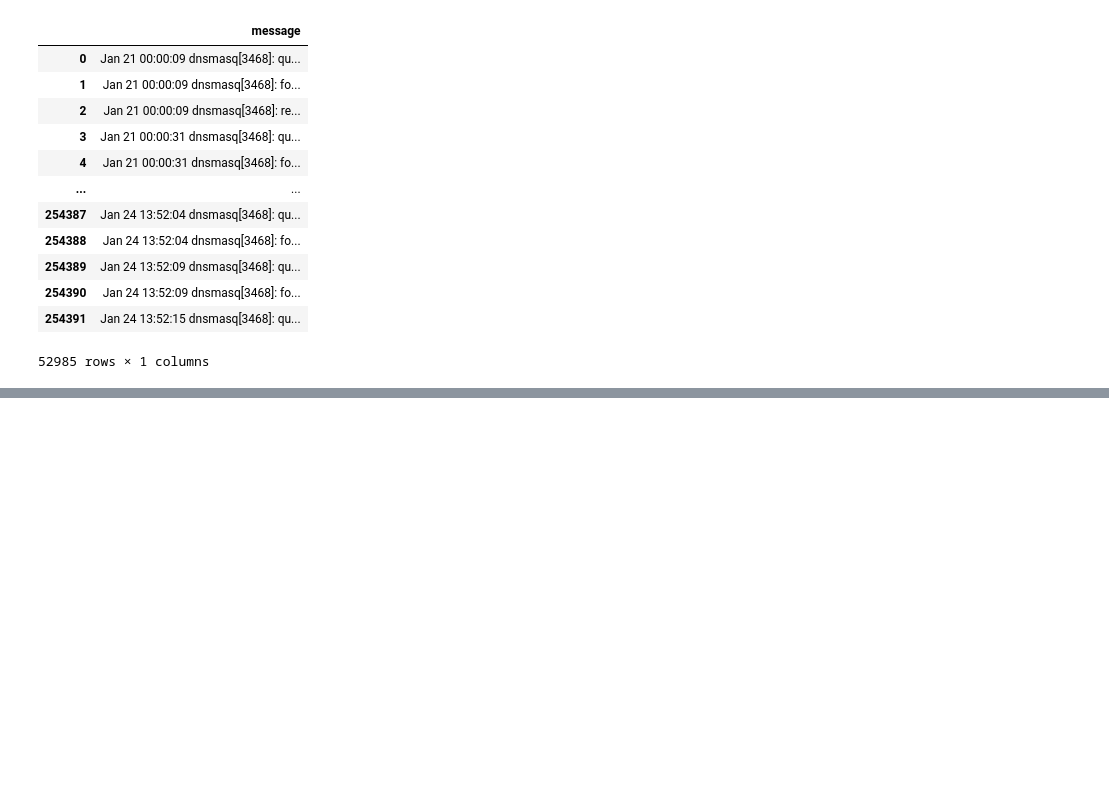
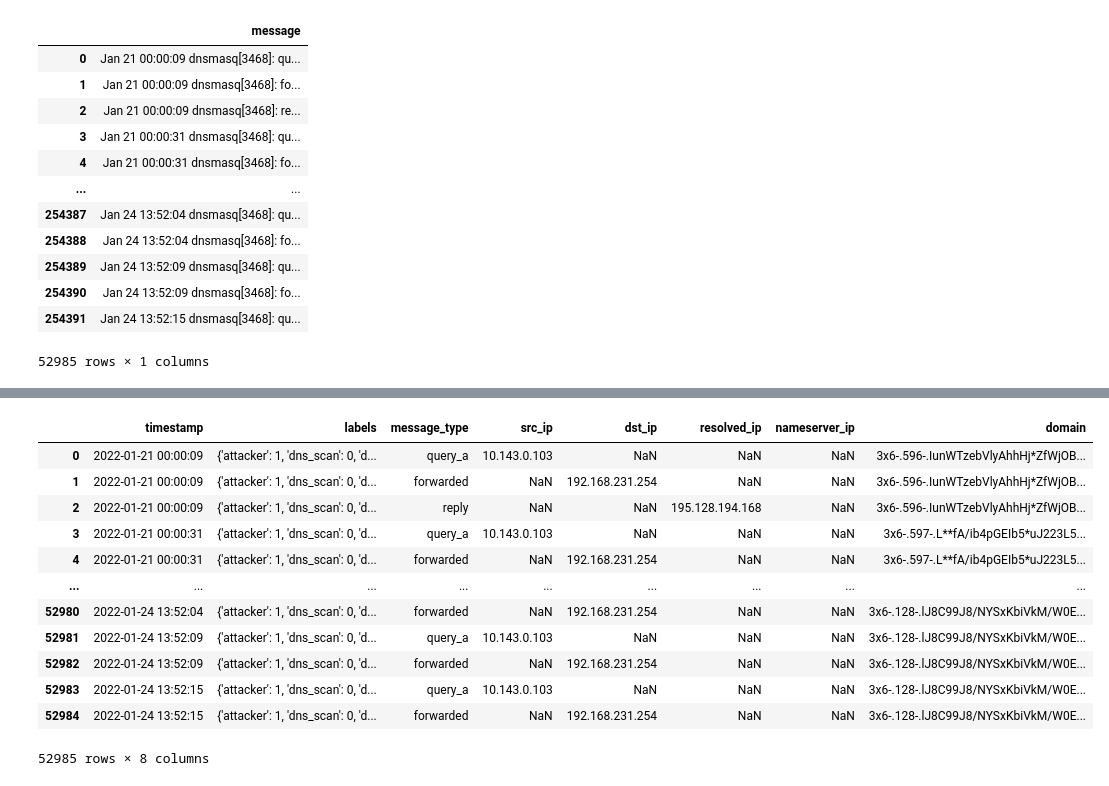
Before and after one commit to SlimTimster/IDSAlertCorrelaction_CySec_MasterThesis, a Jupyter notebook: AlertCorrelationUsingCountVectorizer/dnsmasq_domainRelatedTestingUnseenData.ipynb, the cells around one changed output, grey strips where cells are left out. Cells and saved outputs as stored; diff of their text form; code cells hidden in the pictures; blank space fills up the shorter version.

```diff
--- a/AlertCorrelationUsingCountVectorizer/dnsmasq_domainRelatedTestingUnseenData.ipynb
+++ b/AlertCorrelationUsingCountVectorizer/dnsmasq_domainRelatedTestingUnseenData.ipynb
@@ -685,0 +585,28 @@ df_attack_related
+# %%
+# Loop over all attack related messages and extract important features and save them toegether with the labels from attack_related_indices
+#y_pred: attacker	dns_scan	dnsteal	    dnsteal-received	escalate	foothold	network_scan	service_scan	traceroute	    webshell_cmd	wpscan
+
+
+attack_events = []
+
+for i in attack_related_indices:
+    log_entry = df_attack_related.iloc[i]
+
+    # Extract the labels
+    labels = y_pred[i]
+    labels = {label: int(value) for label, value in zip(label_columns, labels)}
+
+    event = {
+        "timestamp": log_entry["timestamp"],
+        "labels": labels,
+        "message_type" : log_entry["message_type"],
+        "src_ip": log_entry["src_ip"],
+        "dst_ip": log_entry["dst_ip"],
+        "resolved_ip": log_entry["resolved_ip"],
+        "nameserver_ip": log_entry["nameserver_ip"],
+        "domain": log_entry["domain"],
+    }
+
+    attack_events.append(event)
+
+attack_events
@@ -685,0 +631,11 @@ df_attack_related
+# %%
+# Check if there are duplicates in the attack events
+df_attack_events = pd.DataFrame(attack_events)
+
+# Parse labels to string
+df_attack_events["labels"] = df_attack_events["labels"].apply(str)
+
+print("Duplicates found: ", df_attack_events.duplicated().sum())
+
+# print the duplicates
+print(df_attack_events[df_attack_events.duplicated(keep=False)])
@@ -685,0 +659,16 @@ df_attack_related
+# %%
+df_attack_events
+# %% [output]
+|  | timestamp | labels | message_type | src_ip | dst_ip | resolved_ip | nameserver_ip | domain |
+| 0 | 2022-01-21 00:00:09 | {'attacker': 1, 'dns_scan': 0, 'd... | query_a | 10.143.0.103 | NaN | NaN | NaN | 3x6-.596-.IunWTzebVlyAhhHj*ZfWjOB... |
+| 1 | 2022-01-21 00:00:09 | {'attacker': 1, 'dns_scan': 0, 'd... | forwarded | NaN | 192.168.231.254 | NaN | NaN | 3x6-.596-.IunWTzebVlyAhhHj*ZfWjOB... |
+| 2 | 2022-01-21 00:00:09 | {'attacker': 1, 'dns_scan': 0, 'd... | reply | NaN | NaN | 195.128.194.168 | NaN | 3x6-.596-.IunWTzebVlyAhhHj*ZfWjOB... |
+| 3 | 2022-01-21 00:00:31 | {'attacker': 1, 'dns_scan': 0, 'd... | query_a | 10.143.0.103 | NaN | NaN | NaN | 3x6-.597-.L**fA/ib4pGEIb5*uJ223L5... |
+| 4 | 2022-01-21 00:00:31 | {'attacker': 1, 'dns_scan': 0, 'd... | forwarded | NaN | 192.168.231.254 | NaN | NaN | 3x6-.597-.L**fA/ib4pGEIb5*uJ223L5... |
+| ... | ... | ... | ... | ... | ... | ... | ... | ... |
+| 52980 | 2022-01-24 13:52:04 | {'attacker': 1, 'dns_scan': 0, 'd... | forwarded | NaN | 192.168.231.254 | NaN | NaN | 3x6-.128-.lJ8C99J8/NYSxKbiVkM/W0E... |
+| 52981 | 2022-01-24 13:52:09 | {'attacker': 1, 'dns_scan': 0, 'd... | query_a | 10.143.0.103 | NaN | NaN | NaN | 3x6-.128-.lJ8C99J8/NYSxKbiVkM/W0E... |
+| 52982 | 2022-01-24 13:52:09 | {'attacker': 1, 'dns_scan': 0, 'd... | forwarded | NaN | 192.168.231.254 | NaN | NaN | 3x6-.128-.lJ8C99J8/NYSxKbiVkM/W0E... |
+| 52983 | 2022-01-24 13:52:15 | {'attacker': 1, 'dns_scan': 0, 'd... | query_a | 10.143.0.103 | NaN | NaN | NaN | 3x6-.128-.lJ8C99J8/NYSxKbiVkM/W0E... |
+| 52984 | 2022-01-24 13:52:15 | {'attacker': 1, 'dns_scan': 0, 'd... | forwarded | NaN | 192.168.231.254 | NaN | NaN | 3x6-.128-.lJ8C99J8/NYSxKbiVkM/W0E... |
+52985 rows × 8 columns
```
Also changed, not shown: parts of 16 cells of this notebook, 1 other file.
